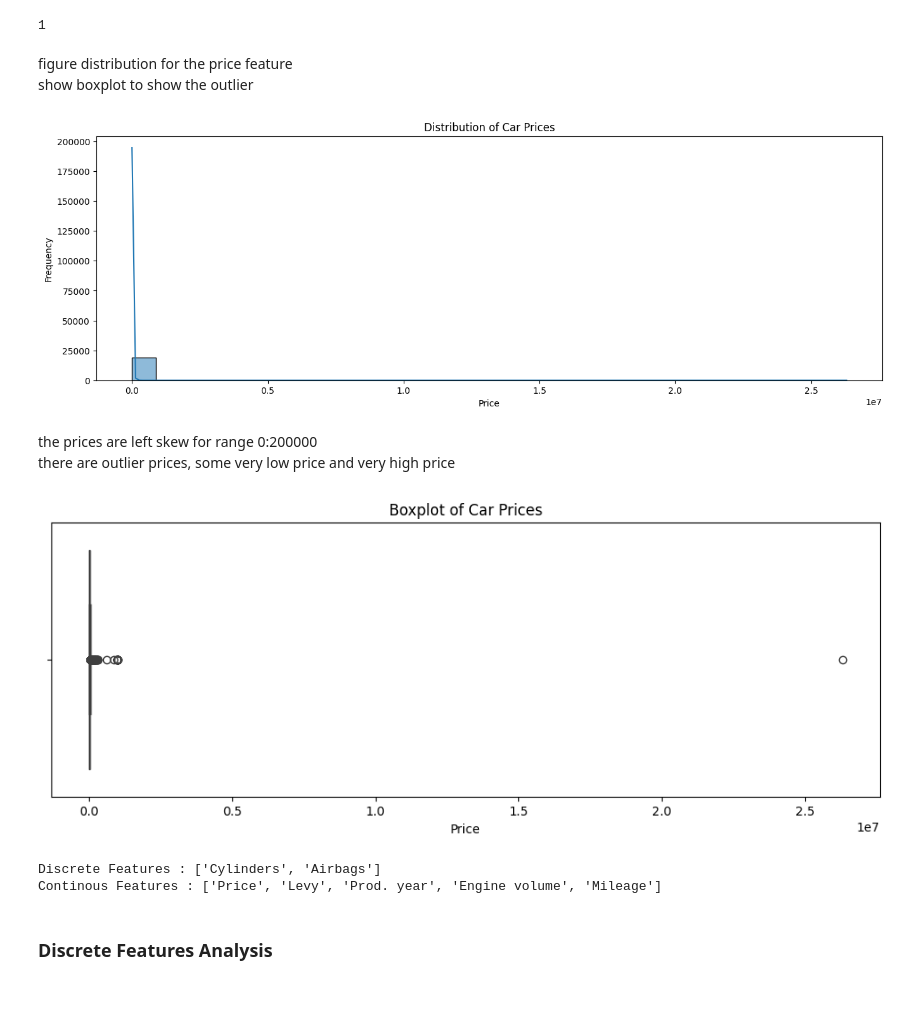
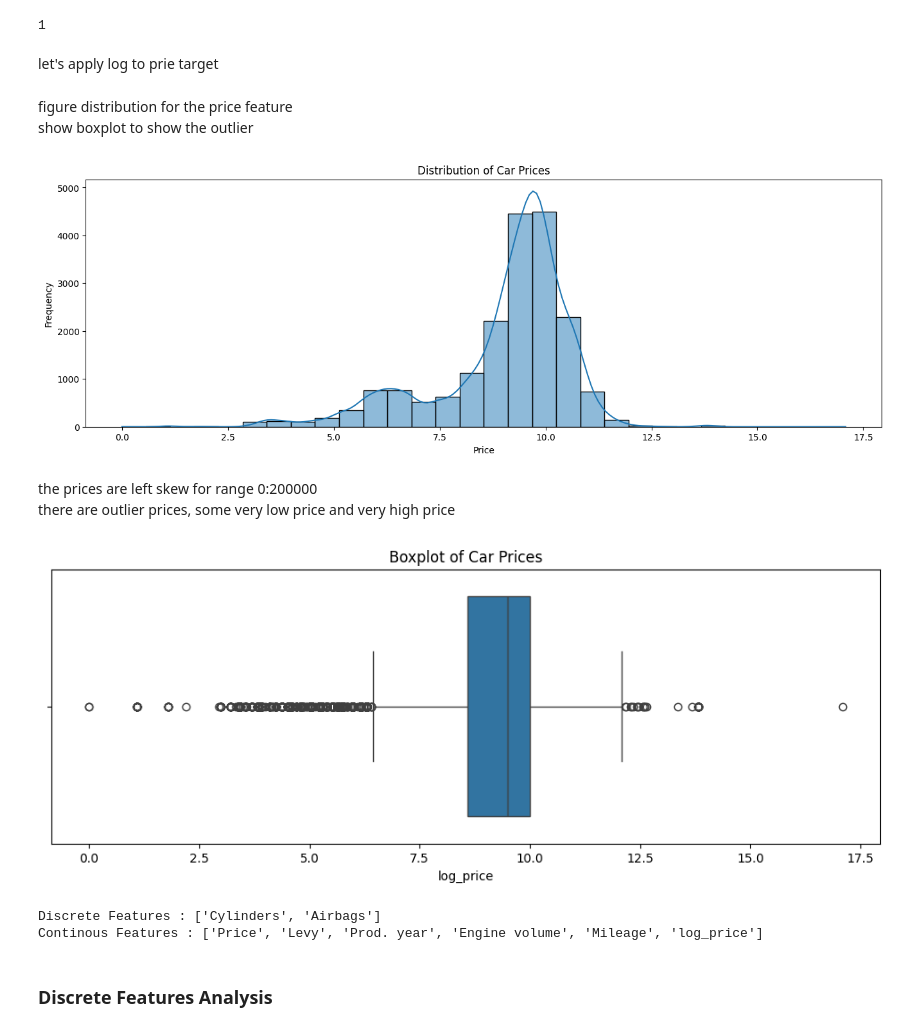
Before and after one commit to ahmeddiab1234/End-to-End-Car-Price-prediction, a Jupyter notebook: EDA.ipynb, the cells around one changed output. Saved outputs shown, nothing was run; the diff lists cells and outputs as text; code cells hidden in the pictures; blank space fills up the shorter version.

```diff
--- a/EDA.ipynb
+++ b/EDA.ipynb
@@ -422,28 +422,32 @@ car_sales = car_sales[car_sales['Price'] > 0 ]
 print(car_sales['Price'].min())
 # %% [output]
 1
+# %% [markdown]
+let's apply log to prie target
+# %%
+car_sales['log_price'] = np.log(car_sales['Price'])
 # %% [markdown]
 figure distribution for the price feature
 show boxplot to show the outlier
 # %%
 plt.figure(figsize=(16, 5))
-sns.histplot(car_sales['Price'], bins=30, kde=True)
+sns.histplot(car_sales['log_price'], bins=30, kde=True)
 plt.title('Distribution of Car Prices')
 plt.xlabel('Price')
 plt.ylabel('Frequency')
 plt.show()
 # %% [output]
-[figure, old version]
+[figure, new version]
 # %% [markdown]
 the prices are left skew for range 0:200000
 there are outlier prices, some very low price and very high price
 # %%
 plt.figure(figsize=(12, 4))
-sns.boxplot(x=car_sales['Price'])
+sns.boxplot(x=car_sales['log_price'])
 plt.title('Boxplot of Car Prices')
 plt.show()
 # %% [output]
-[figure, old version]
+[figure, new version]
 # %%
 discrete_features, continous_features = [], []
 numeric_feats = car_sales.select_dtypes(include=['number']).columns
@@ -458,7 +462,7 @@ print(f'Discrete Features : {discrete_features}')
 print(f'Continous Features : {continous_features}')
 # %% [output]
 Discrete Features : ['Cylinders', 'Airbags']
-Continous Features : ['Price', 'Levy', 'Prod. year', 'Engine volume', 'Mileage']
+Continous Features : ['Price', 'Levy', 'Prod. year', 'Engine volume', 'Mileage', 'log_price']
 # %% [markdown]
 ### Discrete Features Analysis
 # %% [markdown]
```
Also changed, not shown: parts of 29 cells of this notebook.
